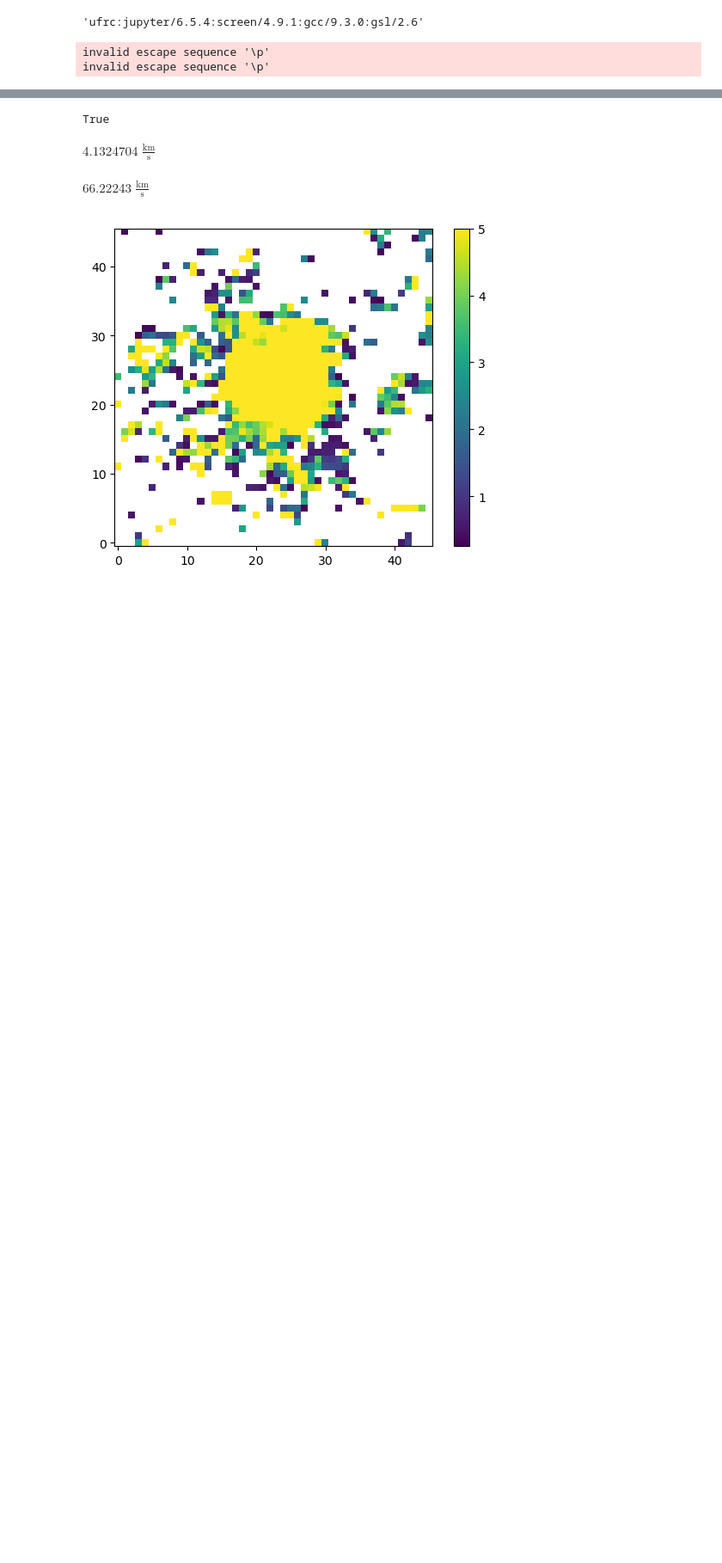
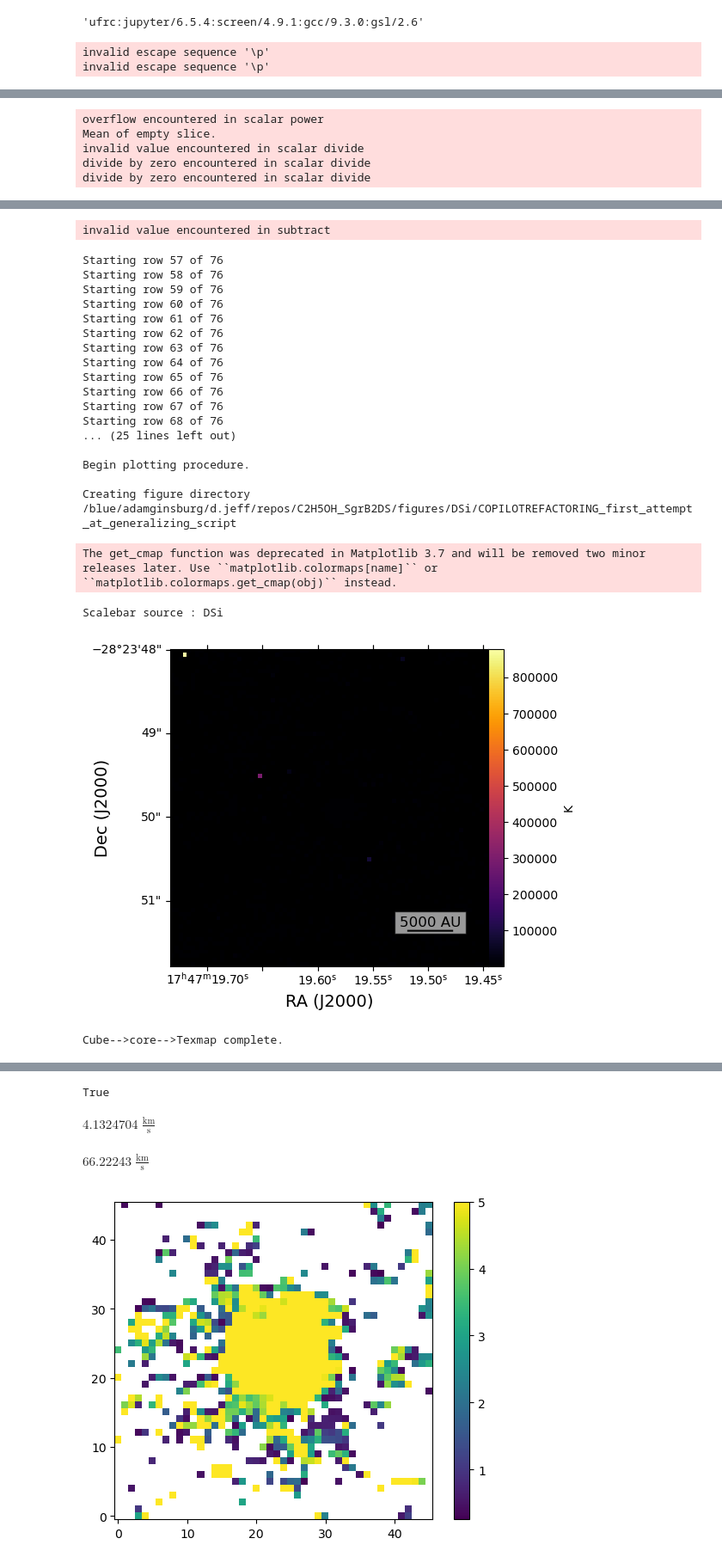
Before and after one commit to djeff1887/SgrB2DS_COMWorkspace, a Jupyter notebook: scripts/rotationaltemperatures.ipynb, the cells around one changed output, grey strips where cells are left out. Shown at 86% size. Drawn from its saved outputs; the diff is of its cells as text; code cells hidden in the pictures; blank space fills up the shorter version.

```diff
--- a/scripts/rotationaltemperatures.ipynb
+++ b/scripts/rotationaltemperatures.ipynb
@@ -5,7 +5,7 @@ os.getenv('LOADEDMODULES')
 # %% [output]
 'ufrc:jupyter/6.5.4:screen/4.9.1:gcc/9.3.0:gsl/2.6'
 # %%
-run c2h5oh_cubecoretexmap.py
+run allmolecule_cubecoretexmap.py
 # %% [output]
 invalid escape sequence '\p'
 invalid escape sequence '\p'
@@ -25,0 +29,5 @@ Estimating by linear fit to log-log Qrot/T relation
+overflow encountered in scalar power
+Mean of empty slice.
+invalid value encountered in scalar divide
+divide by zero encountered in scalar divide
+divide by zero encountered in scalar divide
@@ -26 +51,23 @@ Estimating by linear fit to log-log Qrot/T relation
+invalid value encountered in subtract
+Starting row 57 of 76
+Starting row 58 of 76
+Starting row 59 of 76
+Starting row 60 of 76
+Starting row 61 of 76
+Starting row 62 of 76
+Starting row 63 of 76
+Starting row 64 of 76
+Starting row 65 of 76
+Starting row 66 of 76
+Starting row 67 of 76
+Starting row 68 of 76
+... (25 lines left out)
+
+Begin plotting procedure.
+
+Creating figure directory /blue/adamginsburg/d.jeff/repos/C2H5OH_SgrB2DS/figures/DSi/COPILOTREFACTORING_first_attempt_at_generalizing_script
+The get_cmap function was deprecated in Matplotlib 3.7 and will be removed two minor releases later. Use ``matplotlib.colormaps[name]`` or ``matplotlib.colormaps.get_cmap(obj)`` instead.
+Scalebar source : DSi
+[figure, added]
+Cube-->core-->Texmap complete.
 # %%
```
Also changed, not shown: parts of 2 cells of this notebook, 3 other files.
